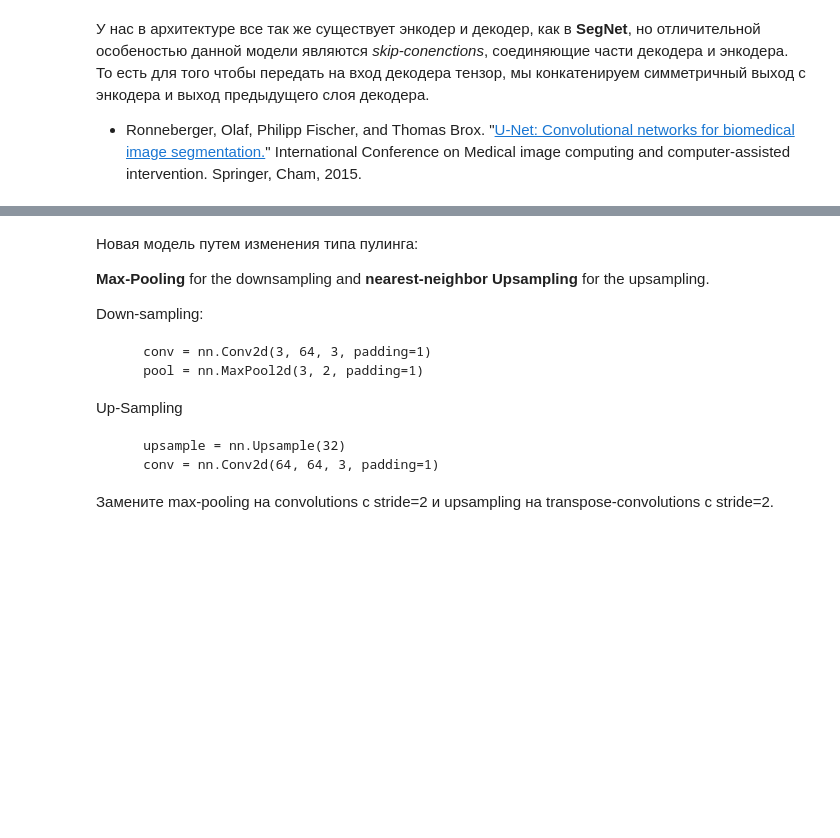
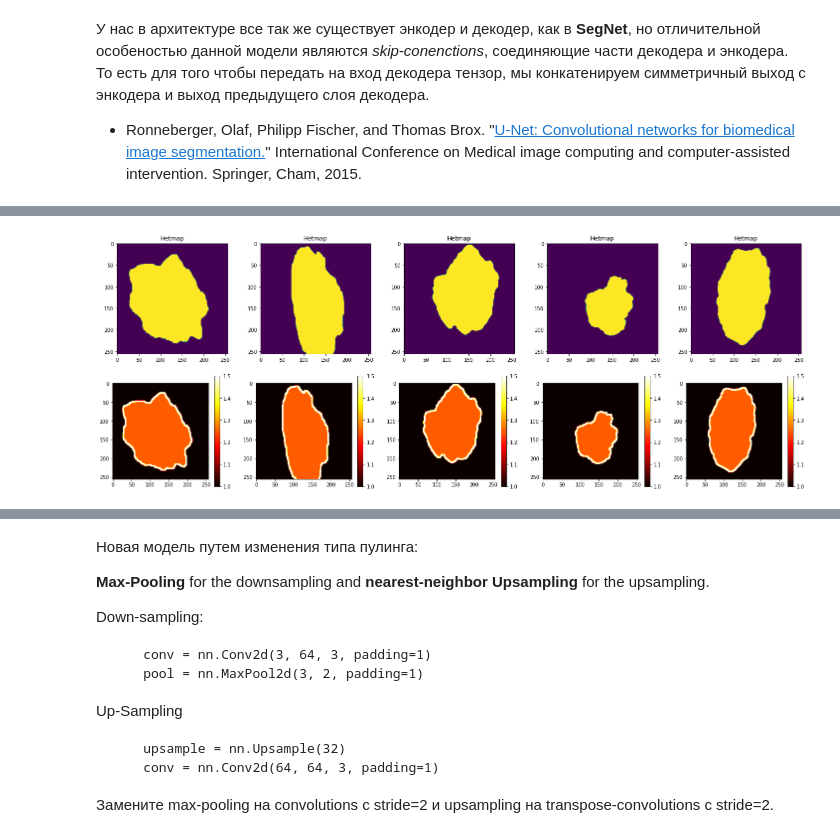
Before and after one commit to superAIyah/DL_MIPT, a Jupyter notebook: 8_Segmentation/[hw]semantic_segmentation.ipynb, the cells around one changed output, grey strips where cells are left out. Cells and saved outputs as stored; diff of their text form; code cells hidden in the pictures; blank space fills up the shorter version.

```diff
--- a/8_Segmentation/[hw]semantic_segmentation.ipynb
+++ b/8_Segmentation/[hw]semantic_segmentation.ipynb
@@ -120,7 +118,7 @@ print(len(tr), len(val), len(ts))
 #### PyTorch DataLoader
 # %%
 from torch.utils.data import DataLoader
-batch_size = 10
+batch_size = 7
 data_tr = DataLoader(list(zip(np.rollaxis(X[tr], 3, 1), Y[tr, np.newaxis])),
                      batch_size=batch_size, shuffle=True, pin_memory=True)
 data_val = DataLoader(list(zip(np.rollaxis(X[val], 3, 1), Y[val, np.newaxis])),
@@ -691,0 +841,12 @@ unet_model = UNet().to(device)
+# %%
+plt.figure(figsize = (25, 9))
+for i in range(5):
+    plt.subplot(2, 5, i + 1)
+    plt.imshow(y[i][0])
+
+    plt.title('Hetmap')
+    plt.subplot(2, 5, i + 6)
+    plt.imshow(mask[i][0], cmap='hot')
+    plt.colorbar()
+# %% [output]
+[figure, added]
```
Also changed, not shown: parts of 26 cells of this notebook.
